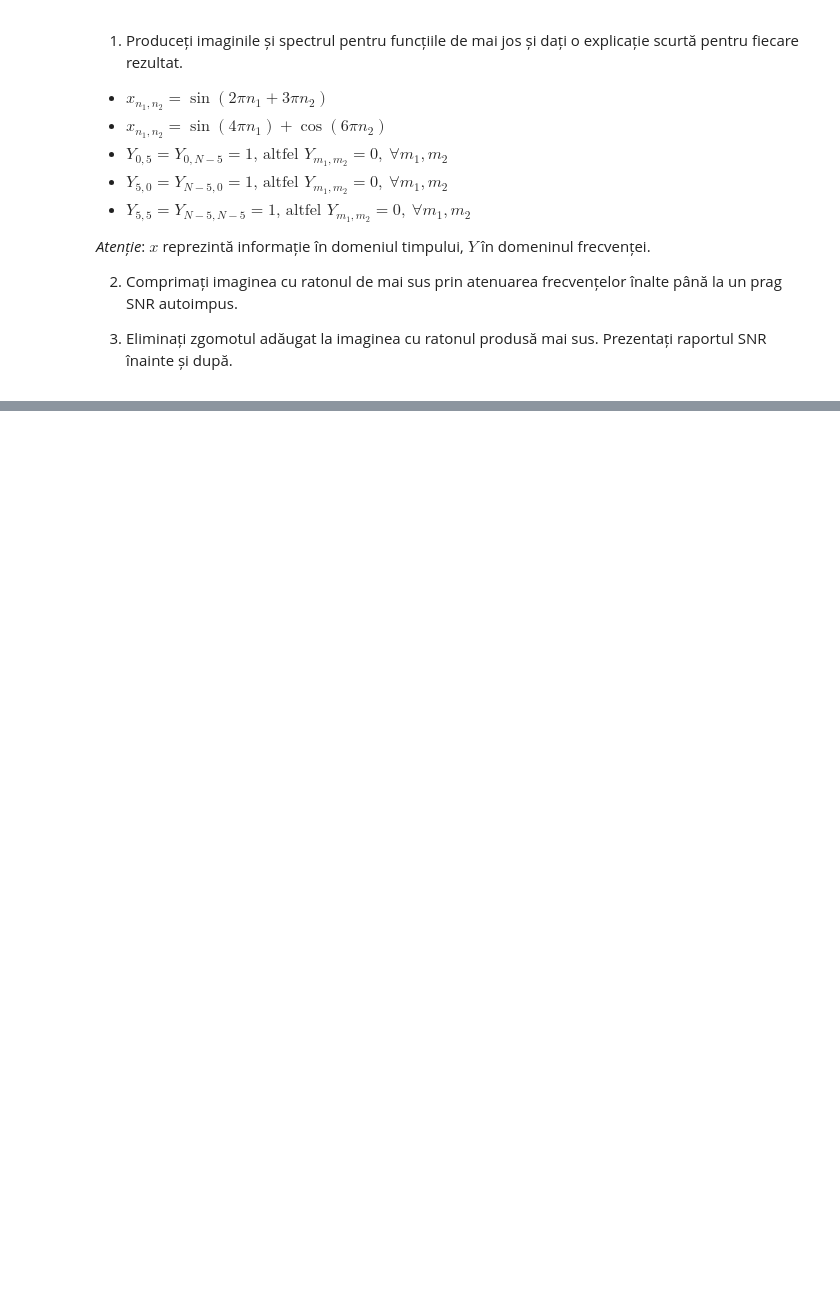
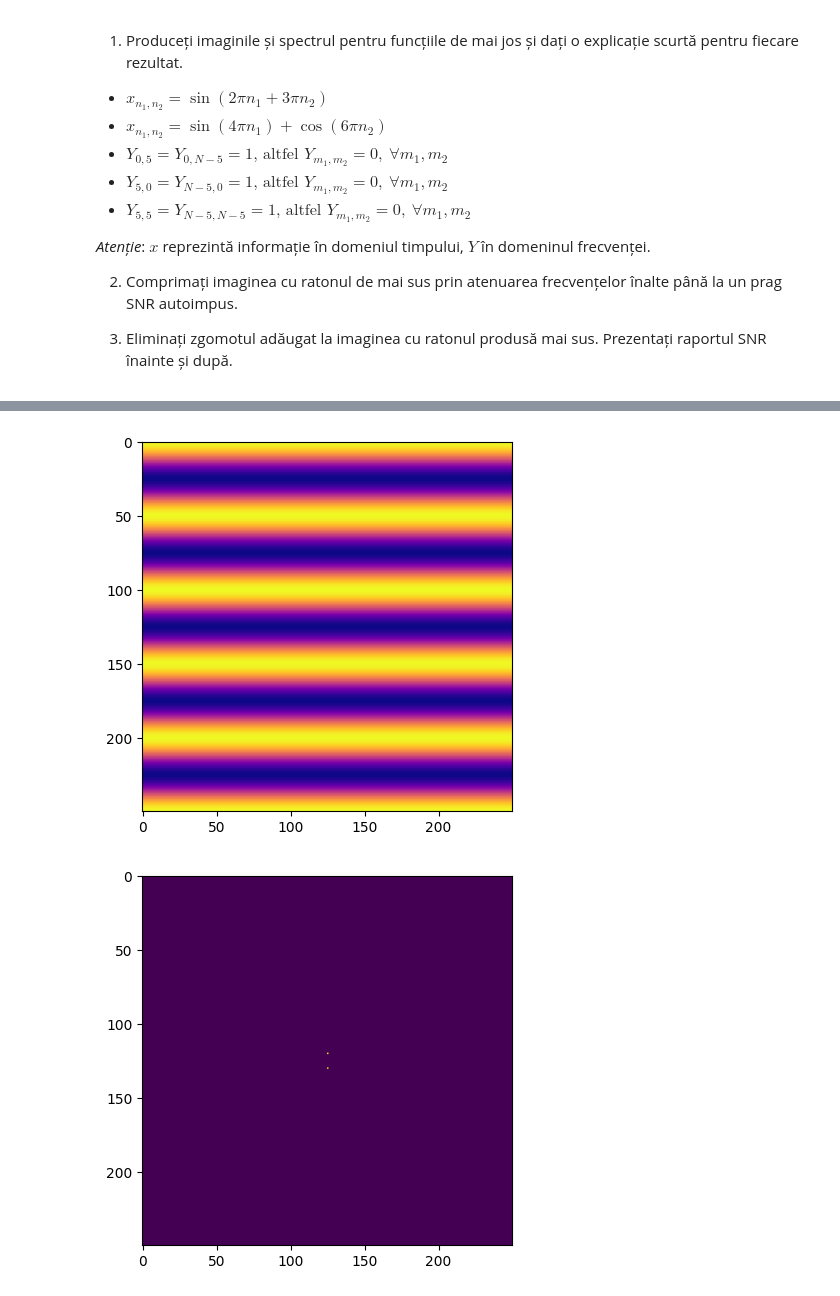
Before and after one commit to voaidesr/signal-processing, a Jupyter notebook: labs/l7/l7.ipynb, the cells around one changed output, grey strips where cells are left out. Saved outputs shown, nothing was run; the diff lists cells and outputs as text; code cells hidden in the pictures; blank space fills up the shorter version.

```diff
--- a/labs/l7/l7.ipynb
+++ b/labs/l7/l7.ipynb
@@ -137,0 +168,15 @@ plt.show()
+# %%
+Y = np.zeros((N, N))
+Y[5, 0] = Y[N-5, 0] = 1
+
+sig4 = np.fft.ifft2(Y)
+sig4 = np.real(sig4)
+
+plt.imshow(sig4, cmap='plasma')
+plt.show()
+
+plt.imshow(np.fft.fftshift(Y))
+plt.show()
+# %% [output]
+[figure, added]
+[figure, added]
```
Also changed, not shown: parts of 8 cells of this notebook.
